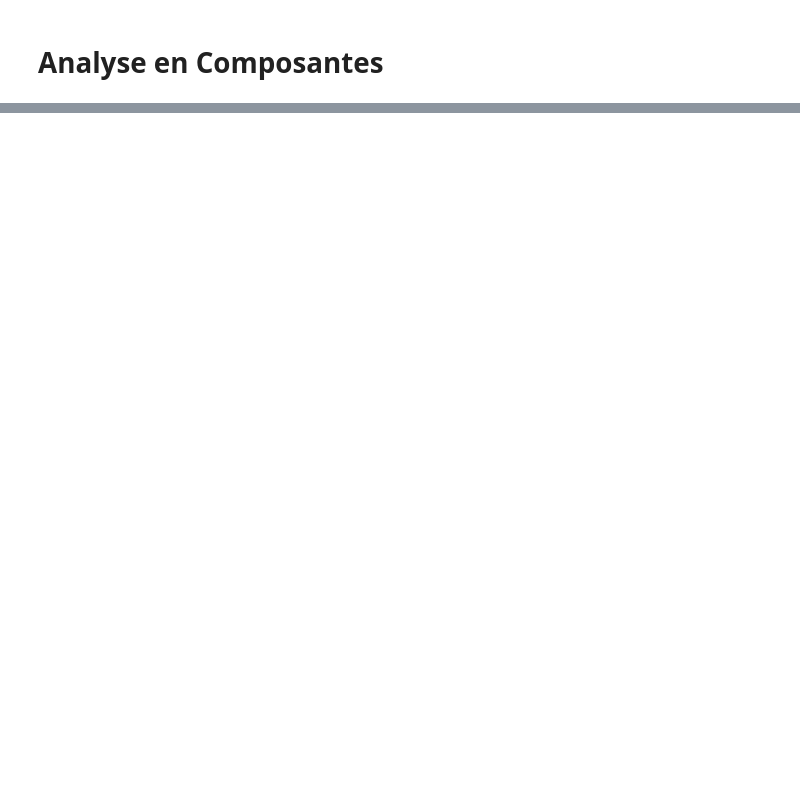
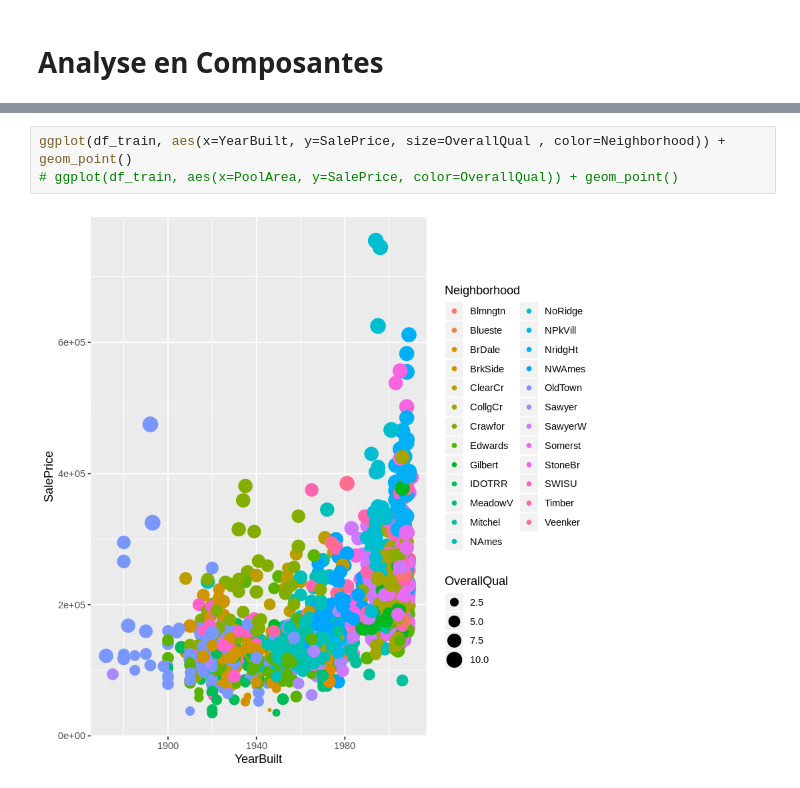
Before and after one commit to Simplon-IA-Bdx-1/house-prices-nico-pierre, a Jupyter notebook: S0_DataViz.ipynb, the cells around one changed output, grey strips where cells are left out. Drawn from its saved outputs; the diff is of its cells as text; blank space fills up the shorter version.

```diff
--- a/S0_DataViz.ipynb
+++ b/S0_DataViz.ipynb
@@ -86,0 +168,5 @@ ERROR: Error in `[.data.frame`(df_train, , c(OverallQual)): object 'OverallQual'
+# %%
+ggplot(df_train, aes(x=YearBuilt, y=SalePrice, size=OverallQual , color=Neighborhood)) + geom_point()
+# ggplot(df_train, aes(x=PoolArea, y=SalePrice, color=OverallQual)) + geom_point()
+# %% [output]
+[figure, added]
```
Also changed, not shown: parts of 14 cells of this notebook.
